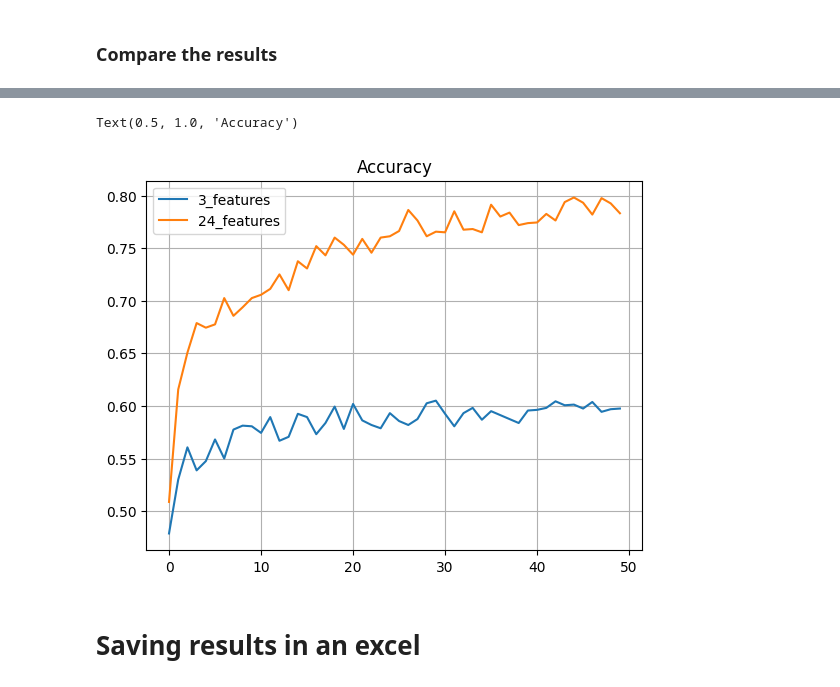
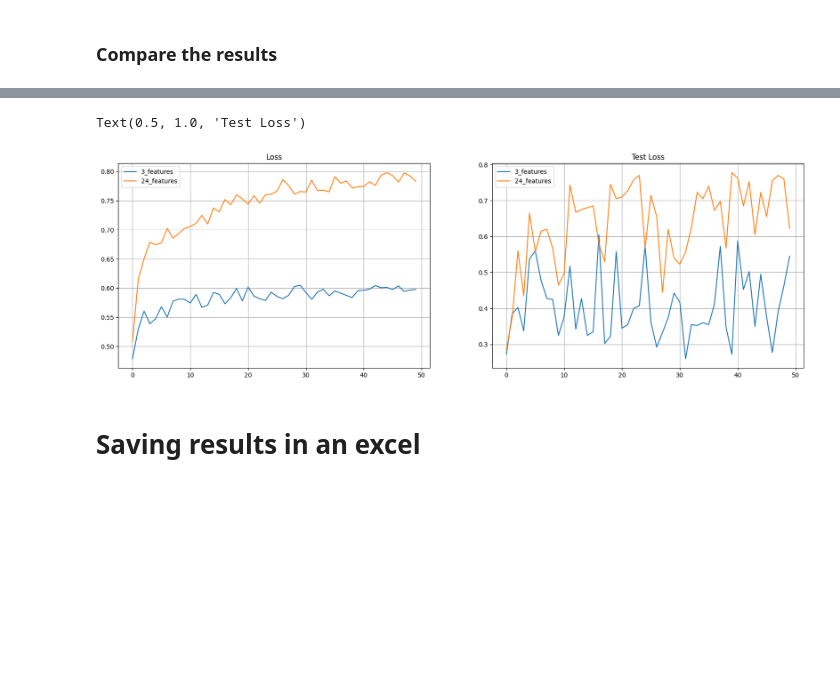
Before and after one commit to JalilBNH/M2TSI, a Jupyter notebook: tp2/dev.ipynb, the cells around one changed output, grey strips where cells are left out. Drawn from its saved outputs; the diff is of its cells as text; code cells hidden in the pictures; blank space fills up the shorter version.

```diff
--- a/tp2/dev.ipynb
+++ b/tp2/dev.ipynb
@@ -494,11 +515,18 @@ Text(0.5, 1.0, 'Loss')
 # %%
+plt.figure(figsize=(20,6))
+plt.subplot(121)
 plt.plot(history_mult_class_simple.history['accuracy'], label='3_features')
 plt.plot(history_mult_class.history['accuracy'], label='24_features')
 plt.legend(), plt.grid('True')
-plt.title('Accuracy')
+plt.title('Loss')
+plt.subplot(122)
+plt.plot(history_mult_class_simple.history['val_accuracy'], label='3_features')
+plt.plot(history_mult_class.history['val_accuracy'], label='24_features')
+plt.legend(), plt.grid('True')
+plt.title('Test Loss')
 # %% [output]
-Text(0.5, 1.0, 'Accuracy')
+Text(0.5, 1.0, 'Test Loss')
-[figure, old version]
+[figure, new version]
 # %% [markdown]
 # Saving results in an excel
 # %% [markdown]
```
Also changed, not shown: parts of 7 cells of this notebook.
